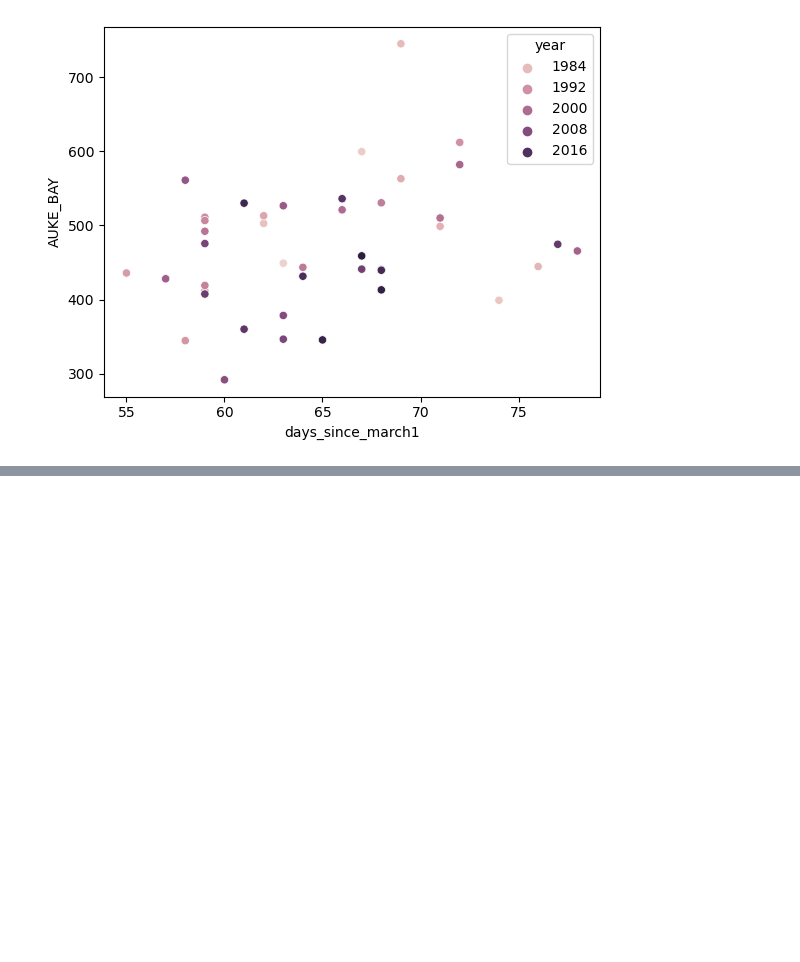
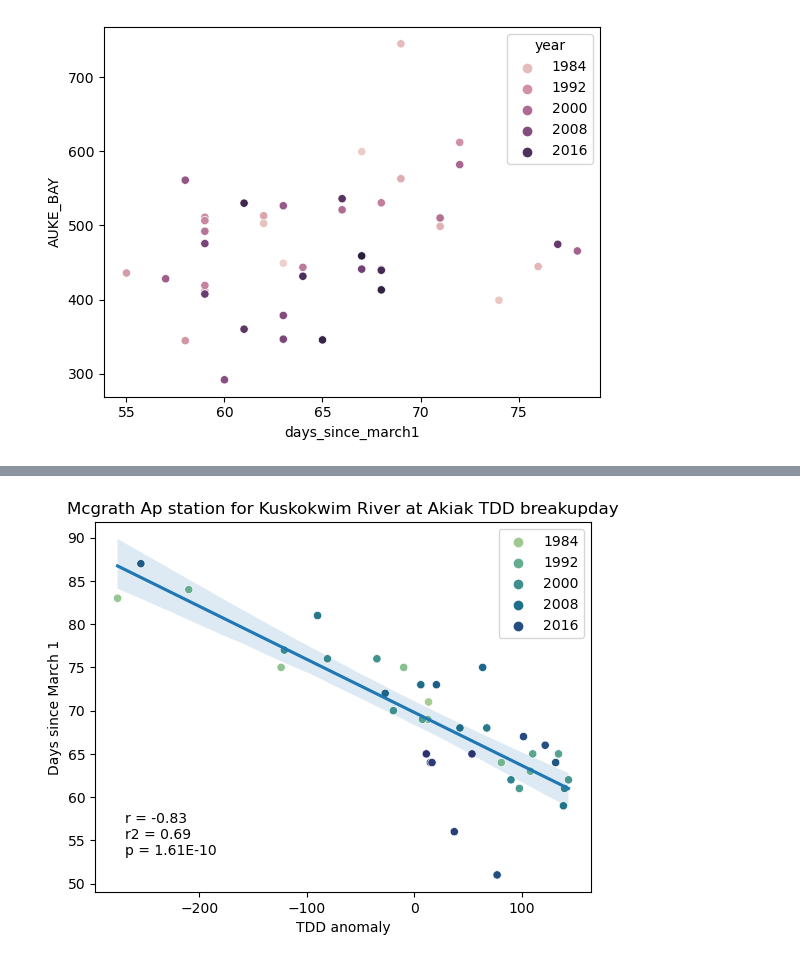
Before and after one commit to chryss/riverice, a Jupyter notebook: JupyterNotebooks/APRFC_breakupdata_correlate.ipynb, the cells around one changed output, grey strips where cells are left out. Drawn from its saved outputs; the diff is of its cells as text; code cells hidden in the pictures; blank space fills up the shorter version.

```diff
--- a/JupyterNotebooks/APRFC_breakupdata_correlate.ipynb
+++ b/JupyterNotebooks/APRFC_breakupdata_correlate.ipynb
@@ -345,0 +386,14 @@ with open(outpath / "breakupDate_cleaned.csv", "w") as dst:
+# %%
+breakuppth = breakupdata / "breakupDate_cleaned.csv"
+breakup = pd.read_csv(breakuppth, header=3, index_col=0)
+breakup['days_since_march1'] = breakup.apply(lambda row: datestr2dayssince(row.breakup), axis=1)
+breakup_anomaly = breakup.copy()
+
+for pth in tdd:
+    stationname = pth.stem[:-17]
+    teststationDF = pd.read_csv(pth, skiprows=4, index_col=0)
+    breakup_anomaly[stationname] = breakup_anomaly.apply(
+        lambda row: retrieve_tdd_anomaly(row, stationname, teststationDF), axis=1)
+# %%
+locations = breakup.siteID.unique()
+locations
@@ -345,0 +462,5 @@ with open(outpath / "breakupDate_cleaned.csv", "w") as dst:
+# %%
+returnrec = calculate_corr(locations=['Kuskokwim River at Akiak'],
+                           stationnames=['MCGRATH_AP'], show_plots=True)
+# %% [output]
+[figure, added]
```
Also changed, not shown: parts of 60 cells of this notebook, 17 other files.
